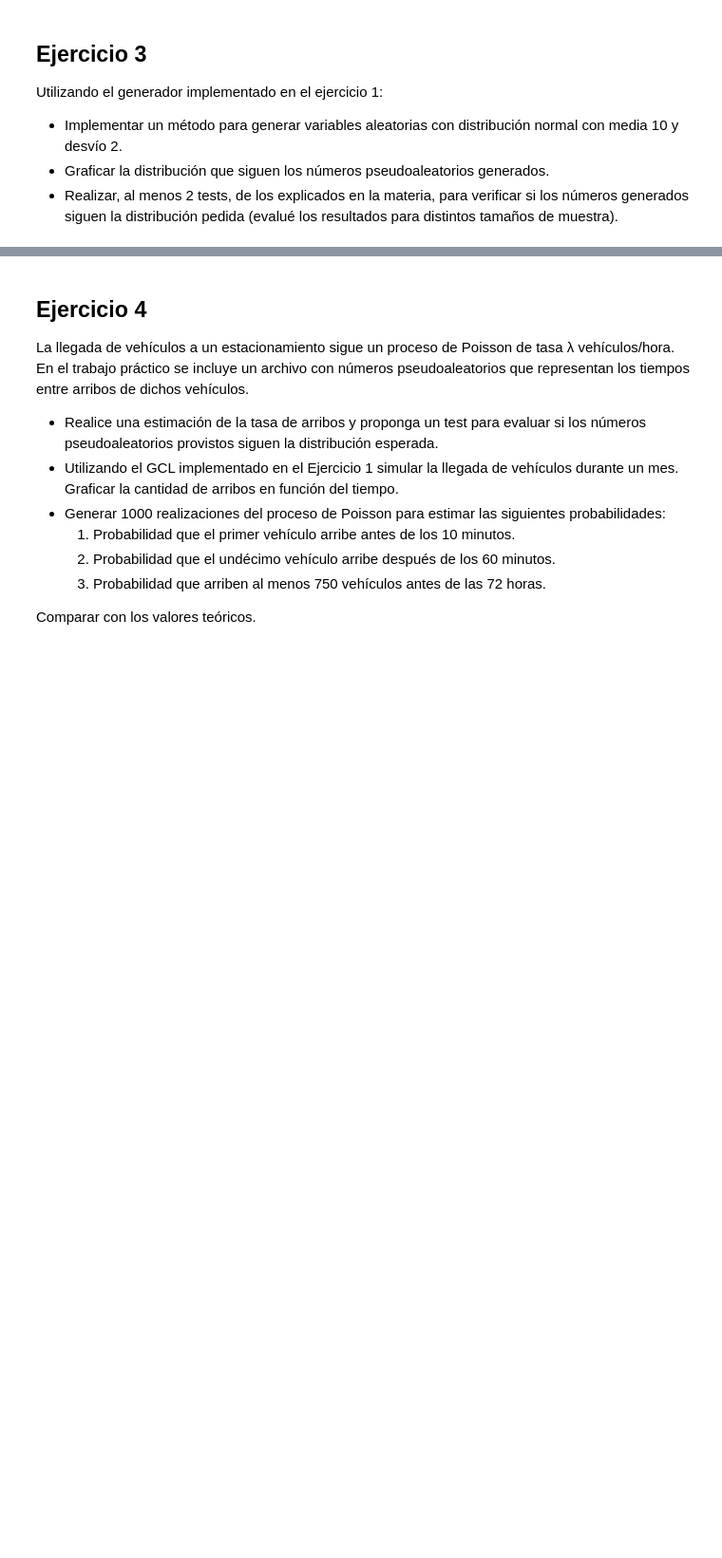
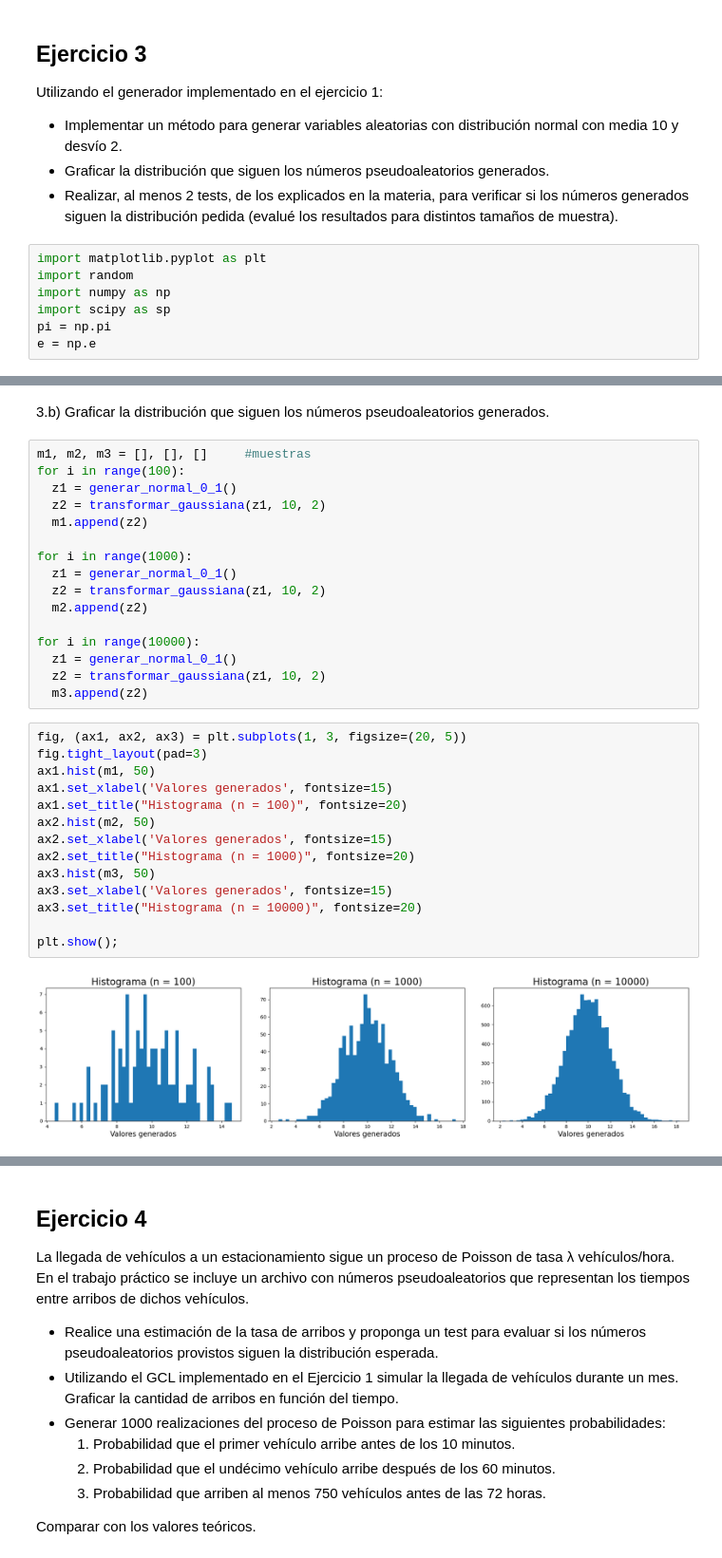
Before and after one commit to jalbarrac/simulacion_grupo2_2c_2022, a Jupyter notebook: LXM.ipynb, the cells around one changed output, grey strips where cells are left out. Shown at 95% size. Drawn from its saved outputs; the diff is of its cells as text; blank space fills up the shorter version.

```diff
--- a/LXM.ipynb
+++ b/LXM.ipynb
@@ -145,3 +145,10 @@ Utilizando el generador implementado en el ejercicio 1:
 - Implementar un método para generar variables aleatorias con distribución normal con media 10 y desvío 2.
 - Graficar la distribución que siguen los números pseudoaleatorios generados.
 - Realizar, al menos 2 tests, de los explicados en la materia, para verificar si los números generados siguen la distribución pedida (evalué los resultados para distintos tamaños de muestra).
+# %%
+import matplotlib.pyplot as plt
+import random
+import numpy as np
+import scipy as sp
+pi = np.pi
+e = np.e
@@ -147,0 +179,34 @@ Utilizando el generador implementado en el ejercicio 1:
+# %% [markdown]
+3.b) Graficar la distribución que siguen los números pseudoaleatorios generados.
+# %%
+m1, m2, m3 = [], [], []     #muestras
+for i in range(100):
+  z1 = generar_normal_0_1()
+  z2 = transformar_gaussiana(z1, 10, 2)
+  m1.append(z2)
+
+for i in range(1000):
+  z1 = generar_normal_0_1()
+  z2 = transformar_gaussiana(z1, 10, 2)
+  m2.append(z2)
+
+for i in range(10000):
+  z1 = generar_normal_0_1()
+  z2 = transformar_gaussiana(z1, 10, 2)
+  m3.append(z2)
+# %%
+fig, (ax1, ax2, ax3) = plt.subplots(1, 3, figsize=(20, 5))
+fig.tight_layout(pad=3)
+ax1.hist(m1, 50)
+ax1.set_xlabel('Valores generados', fontsize=15)
+ax1.set_title("Histograma (n = 100)", fontsize=20)
+ax2.hist(m2, 50)
+ax2.set_xlabel('Valores generados', fontsize=15)
+ax2.set_title("Histograma (n = 1000)", fontsize=20)
+ax3.hist(m3, 50)
+ax3.set_xlabel('Valores generados', fontsize=15)
+ax3.set_title("Histograma (n = 10000)", fontsize=20)
+
+plt.show();
+# %% [output]
+[figure, added]
```
Also changed, not shown: parts of 18 cells of this notebook.
